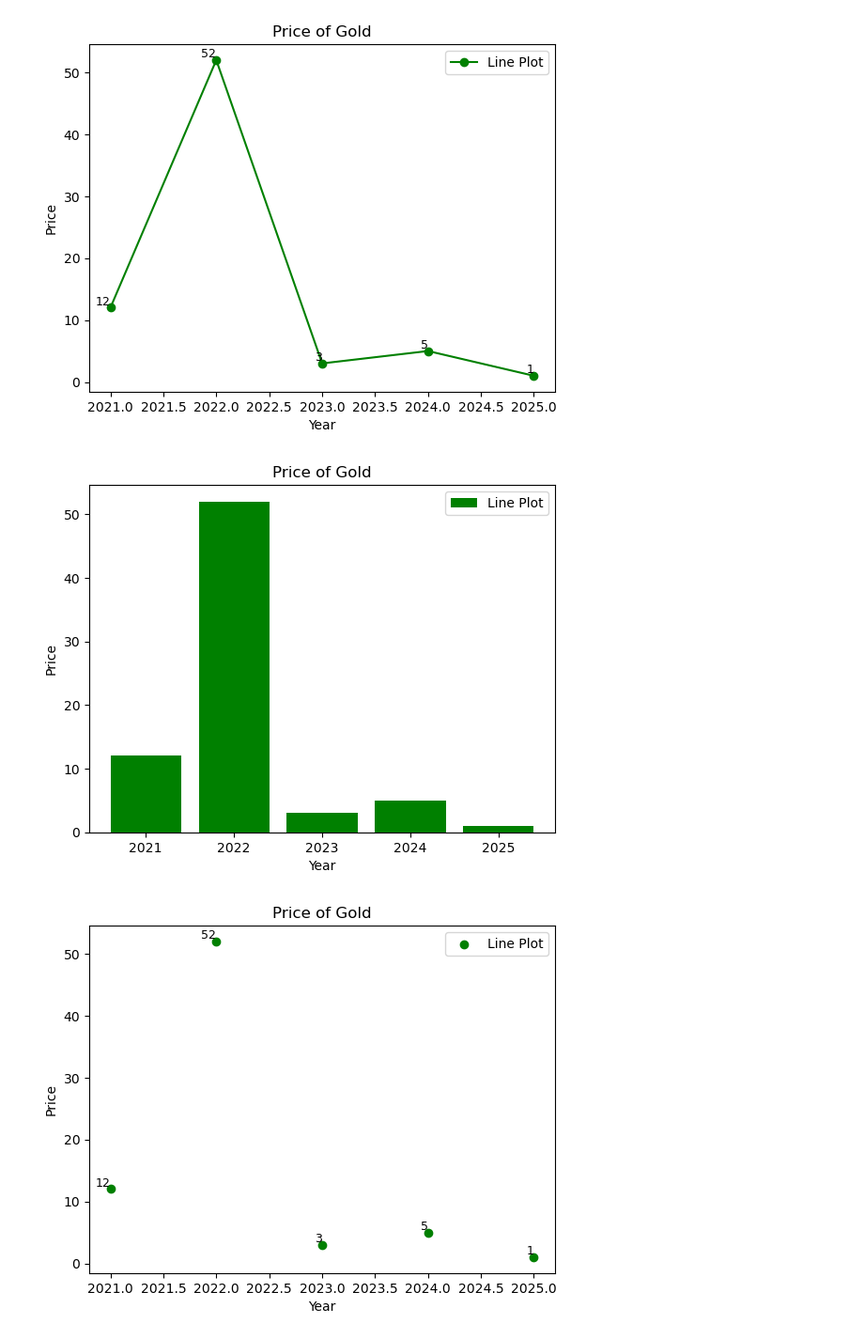
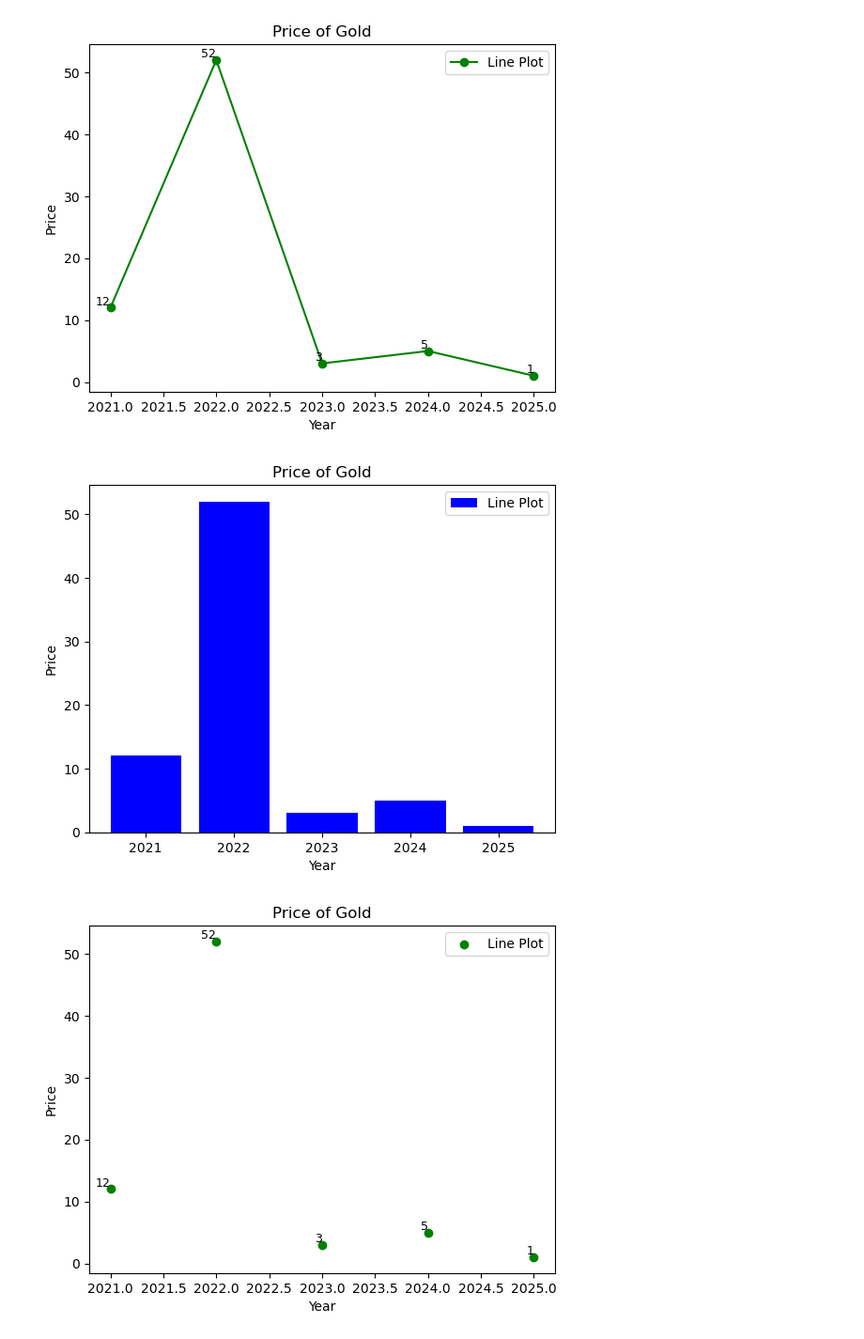
Before and after one commit to raviavaiya/Python-Learning, a Jupyter notebook: Data-Visualization.ipynb, the cells around one changed output. Shown at 94% size. Cells and saved outputs as stored; diff of their text form; code cells hidden in the pictures.

```diff
--- a/Data-Visualization.ipynb
+++ b/Data-Visualization.ipynb
@@ -21,15 +21,15 @@ plt.show()
 # %% [output]
 [figure]
 # %%
-plt.bar(year,price,color='g',label='Line Plot')
+plt.bar(year,price,color='blue',label='Line Plot')
 plt.title('Price of Gold')
 plt.xlabel('Year')
 plt.ylabel('Price')
 plt.legend()
 plt.savefig('bar.png')
 plt.show()
 # %% [output]
-[figure, old version]
+[figure, new version]
 # %%
 plt.scatter(year,price,color='g',label='Line Plot')
 for i in range(len(year)):
```
Also changed, not shown: 1 other file.
